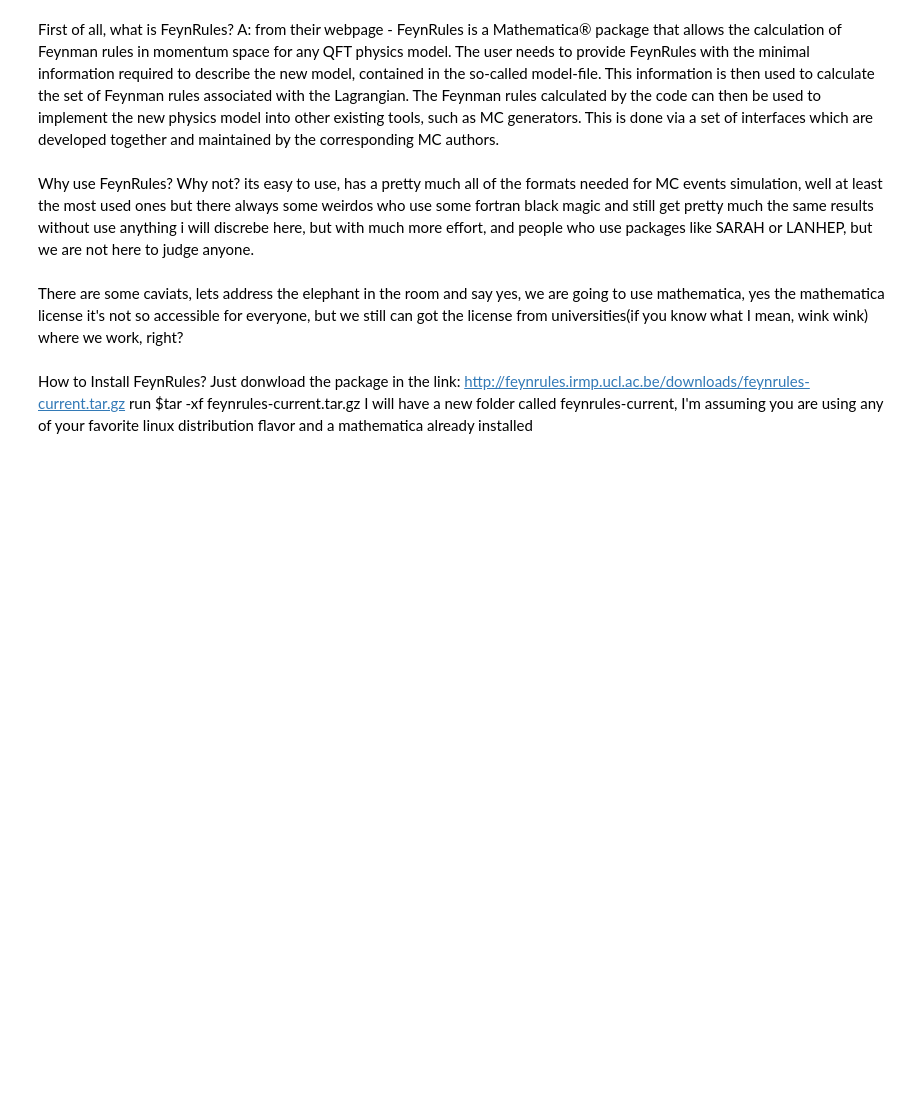
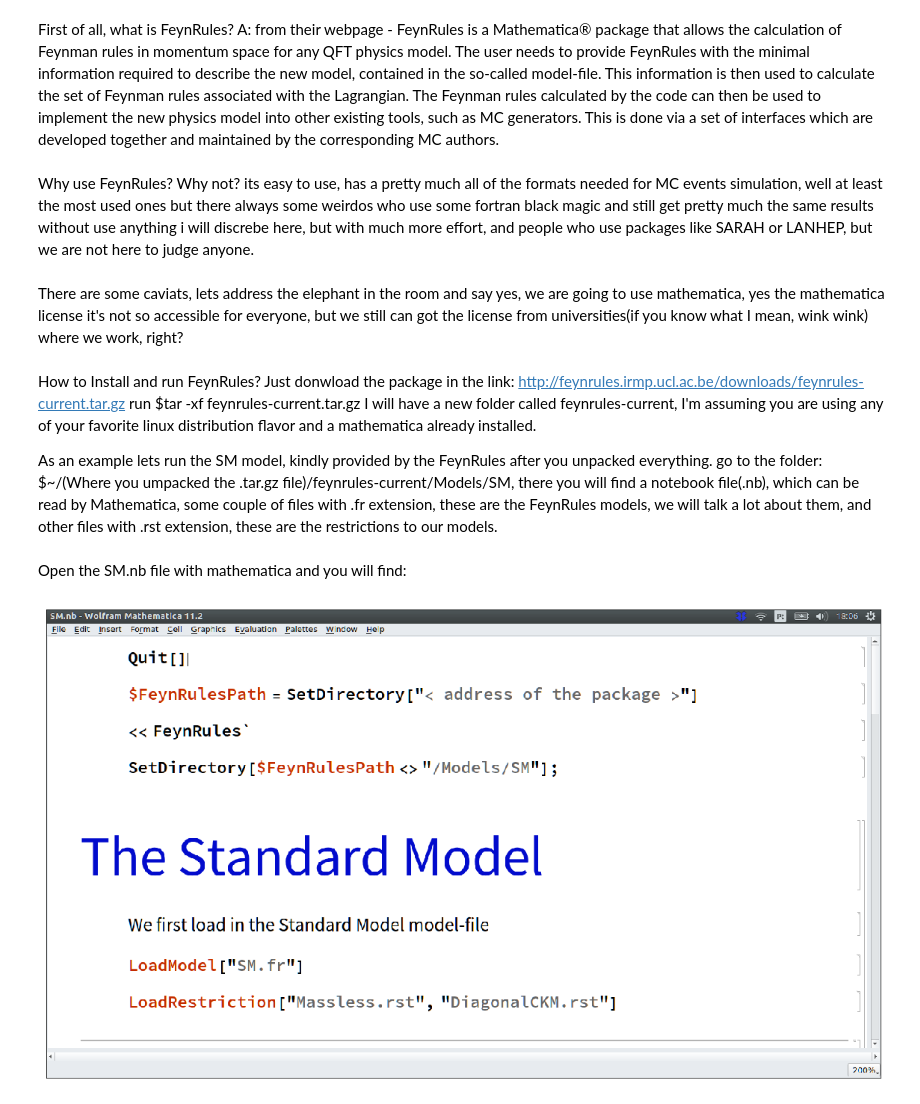
Before and after one commit to FFFreitas/From-theory-to-data, a Jupyter notebook: feynrules/FeynRules.ipynb, the cells around one changed output. Cells and saved outputs as stored; diff of their text form; code cells hidden in the pictures; blank space fills up the shorter version.

```diff
--- a/feynrules/FeynRules.ipynb
+++ b/feynrules/FeynRules.ipynb
@@ -9,7 +12,20 @@ Why not? its easy to use, has a pretty much all of the formats needed for MC eve
 # %% [markdown]
 There are some caviats, lets address the elephant in the room and say yes, we are going to use mathematica, yes the mathematica license it's not so accessible for everyone, but we still can got the license from universities(if you know what I mean, wink wink) where we work, right?
 # %% [markdown]
-How to Install FeynRules?
+How to Install and run FeynRules?
 Just donwload the package in the link: http://feynrules.irmp.ucl.ac.be/downloads/feynrules-current.tar.gz
 run $tar -xf feynrules-current.tar.gz
-I will have a new folder called feynrules-current, I'm assuming you are using any of your favorite linux distribution flavor and a mathematica already installed
+I will have a new folder called feynrules-current, I'm assuming you are using any of your favorite linux distribution flavor and a mathematica already installed.
+
+As an example lets run the SM model, kindly provided by the FeynRules after you unpacked everything. go to the folder: $~/(Where you umpacked the .tar.gz file)/feynrules-current/Models/SM, there you will find a notebook file(.nb), which can be read by Mathematica, some couple of files with .fr extension, these are the FeynRules models, we will talk a lot about them, and other files with .rst extension, these are the restrictions to our models.
+# %% [markdown]
+Open the SM.nb file with mathematica and you will find:
+# %%
+plt.figure(figsize=[20,20])
+plt.subplot(111)
+plt.imshow(cv2.imread('FR1.png'))
+plt.xticks([], [])
+plt.yticks([], [])
+plt.show()
+# %% [output]
+[figure, added]
```
Also changed, not shown: parts of 2 cells of this notebook, 1 other file.
